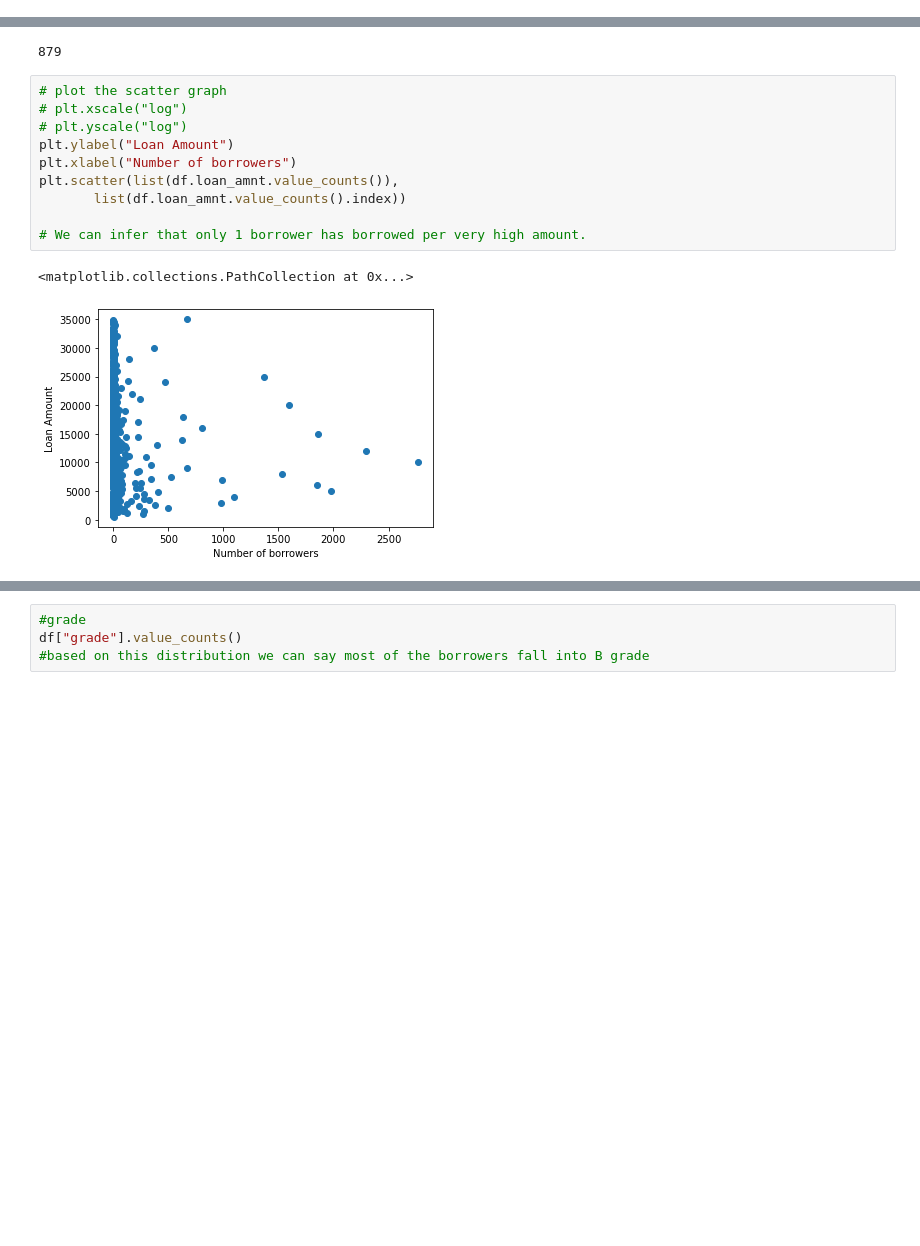
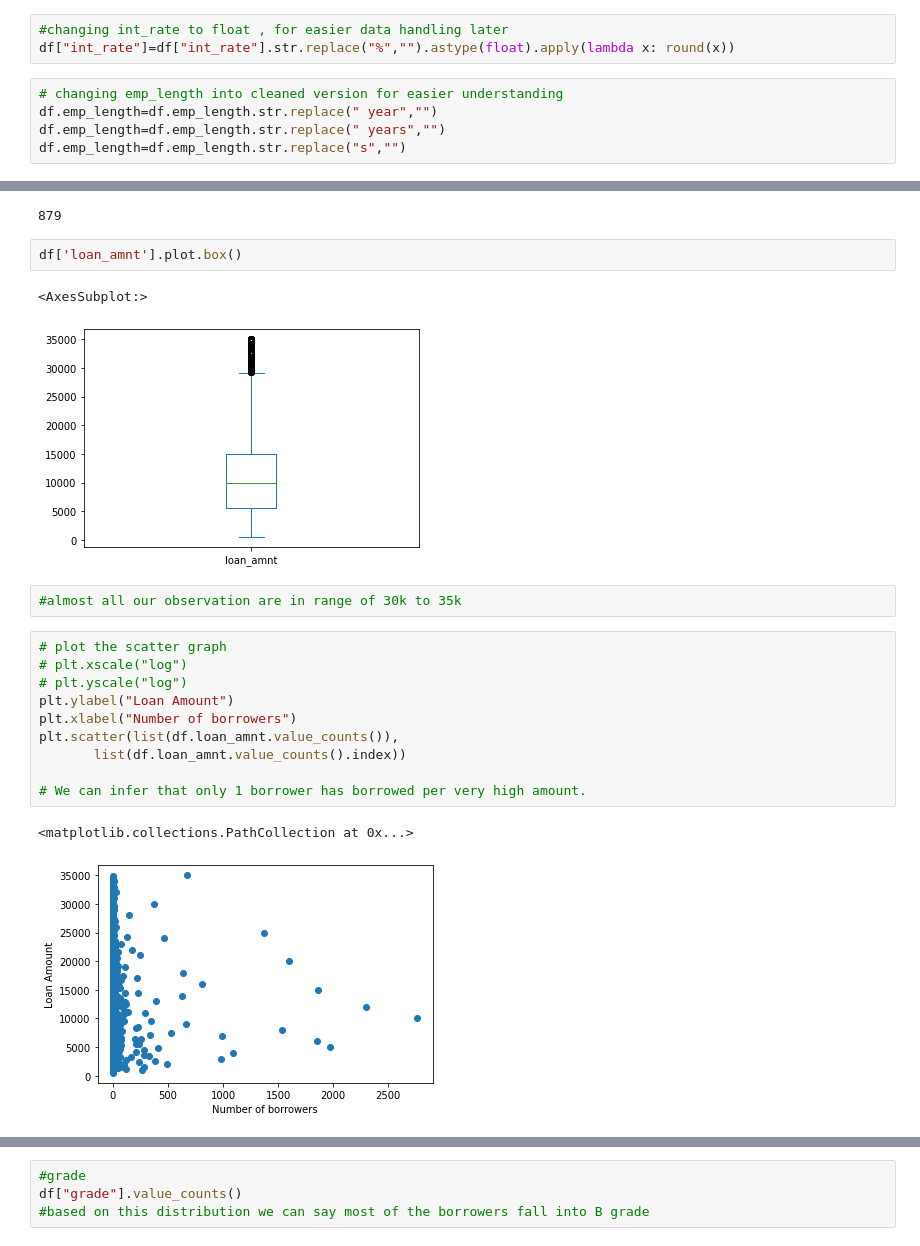
Before and after one commit to MrRobo-t/lending-case-study, a Jupyter notebook: Gaurav_Malhotra.ipynb, the cells around one changed output, grey strips where cells are left out. Drawn from its saved outputs; the diff is of its cells as text; blank space fills up the shorter version.

Commit message:
added bivariant and correlation, fix some data cleaning part

```diff
--- a/Gaurav_Malhotra.ipynb
+++ b/Gaurav_Malhotra.ipynb
@@ -174,6 +175,14 @@ df.dropna(subset=['revol_util'],inplace=True)
 df.shape
 # %% [output]
 (38585, 29)
+# %%
+#changing int_rate to float , for easier data handling later
+df["int_rate"]=df["int_rate"].str.replace("%","").astype(float).apply(lambda x: round(x))
+# %%
+# changing emp_length into cleaned version for easier understanding
+df.emp_length=df.emp_length.str.replace(" year","")
+df.emp_length=df.emp_length.str.replace(" years","")
+df.emp_length=df.emp_length.str.replace("s","")
 # %% [markdown]
 ## Univariate Analysis
 # %%
@@ -205,6 +214,13 @@ df["loan_amnt"].nunique()
 # Total unique Loan applied for by the borrower are 885
 # %% [output]
 879
+# %%
+df['loan_amnt'].plot.box()
+# %% [output]
+<AxesSubplot:>
+[figure, added]
+# %%
+#almost all our observation are in range of 30k to 35k
 # %%
 # plot the scatter graph
 # plt.xscale("log")
@@ -217,7 +233,7 @@ plt.scatter(list(df.loan_amnt.value_counts()),
 # We can infer that only 1 borrower has borrowed per very high amount.
 # %% [output]
 <matplotlib.collections.PathCollection at 0x...>
-[figure, old version]
+[figure, new version]
 # %%
 #int_rate
 df["int_rate"].value_counts()
```
Also changed, not shown: parts of 47 cells of this notebook.
